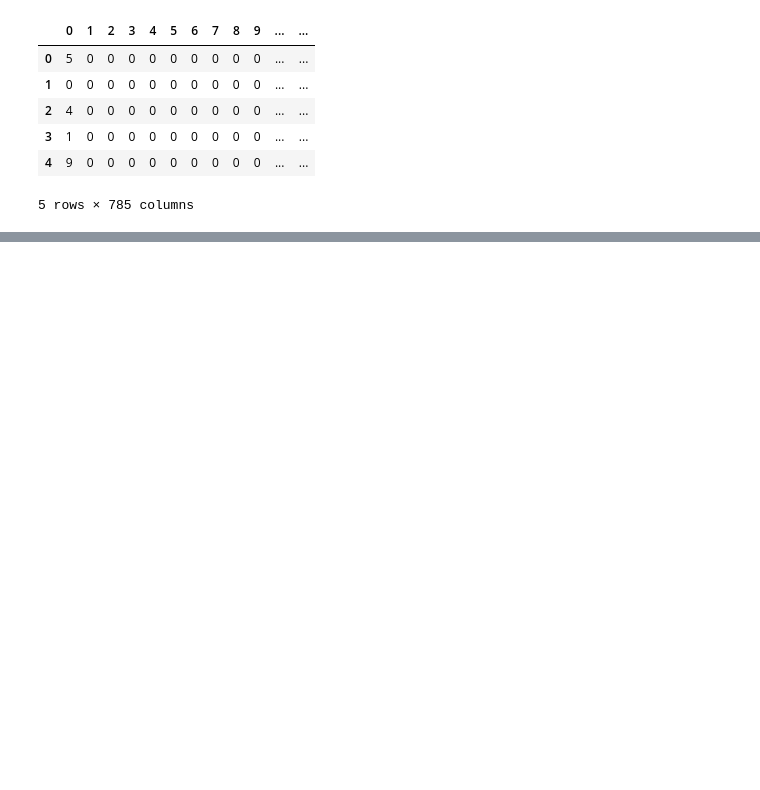
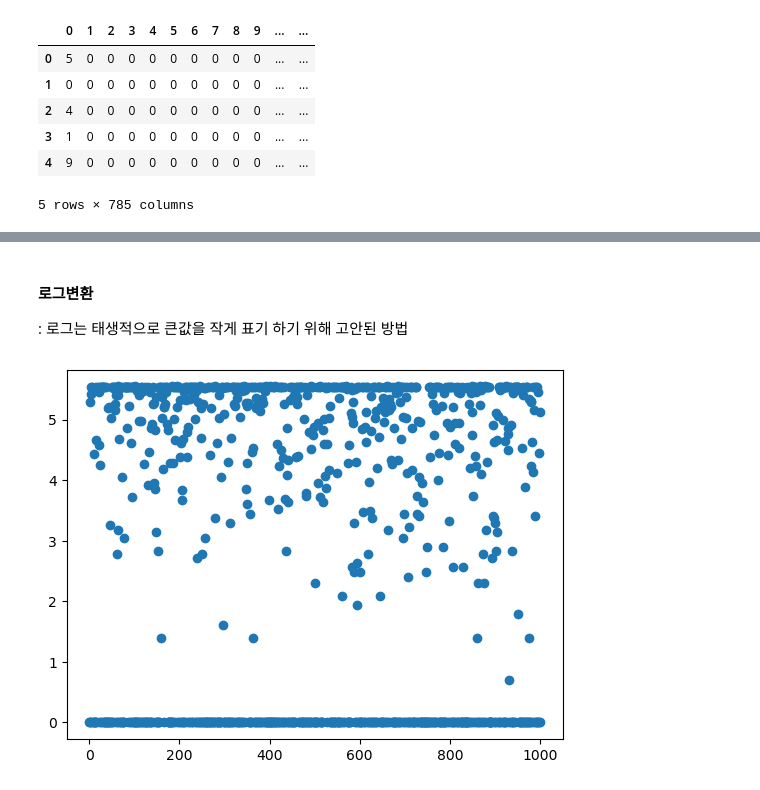
Before and after one commit to songyoungkeun/MachinLearning, a Jupyter notebook: Lecture/16.이미지내부의 문자인식.ipynb, the cells around one changed output, grey strips where cells are left out. Saved outputs shown, nothing was run; the diff lists cells and outputs as text; code cells hidden in the pictures; blank space fills up the shorter version.

```diff
--- a/Lecture/16.이미지내부의 문자인식.ipynb
+++ b/Lecture/16.이미지내부의 문자인식.ipynb
@@ -19,0 +173,11 @@ np.sqrt(784)
+# %% [markdown]
+#### 로그변환
+: 로그는 태생적으로 큰값을 작게 표기 하기 위해 고안된 방법
+# %%
+plt.scatter(
+    train_data.index,
+    np.log1p(train_data[300])
+)
+plt.show()
+# %% [output]
+[figure, added]
```
Also changed, not shown: parts of 37 cells of this notebook, 3 other files.
